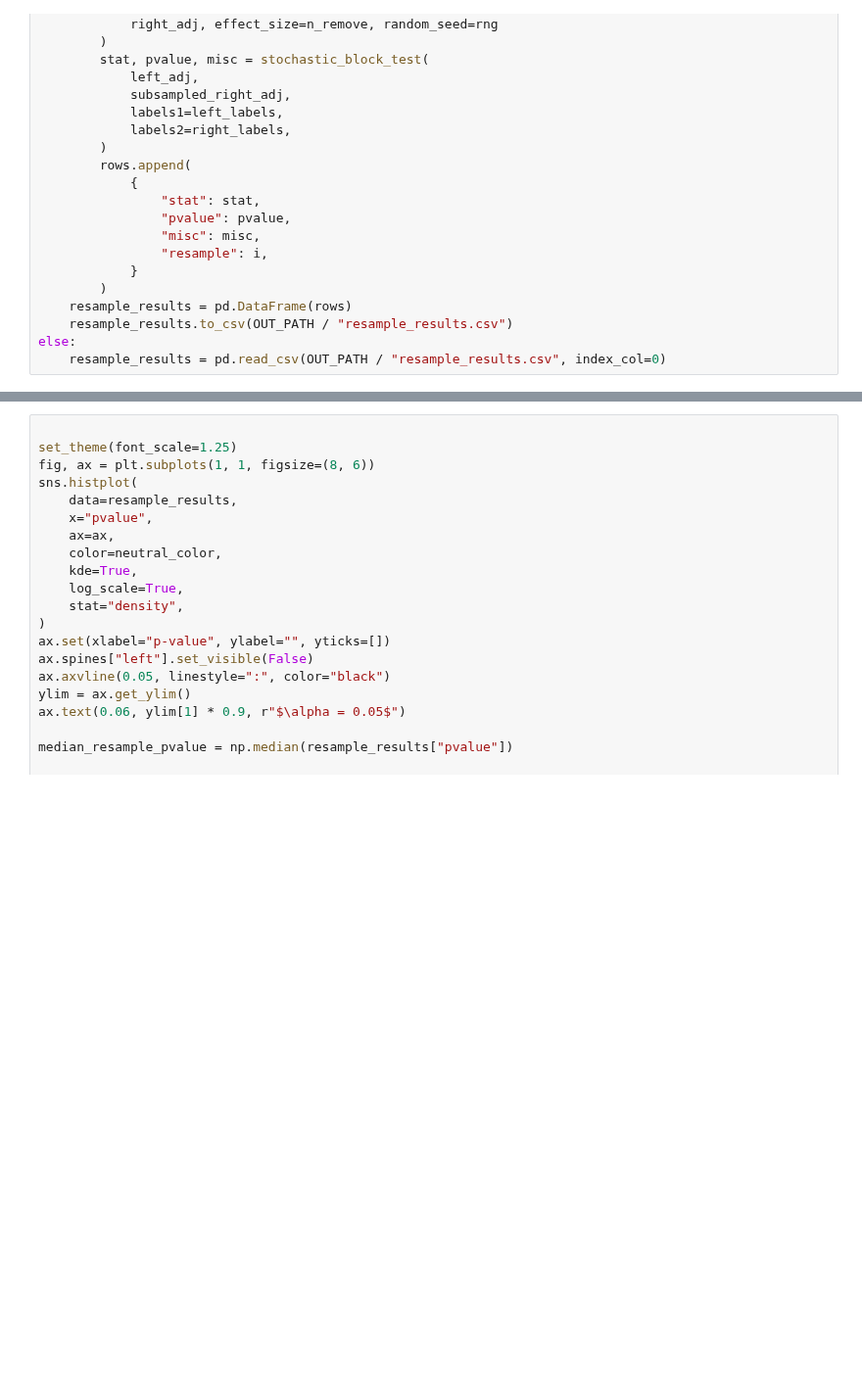
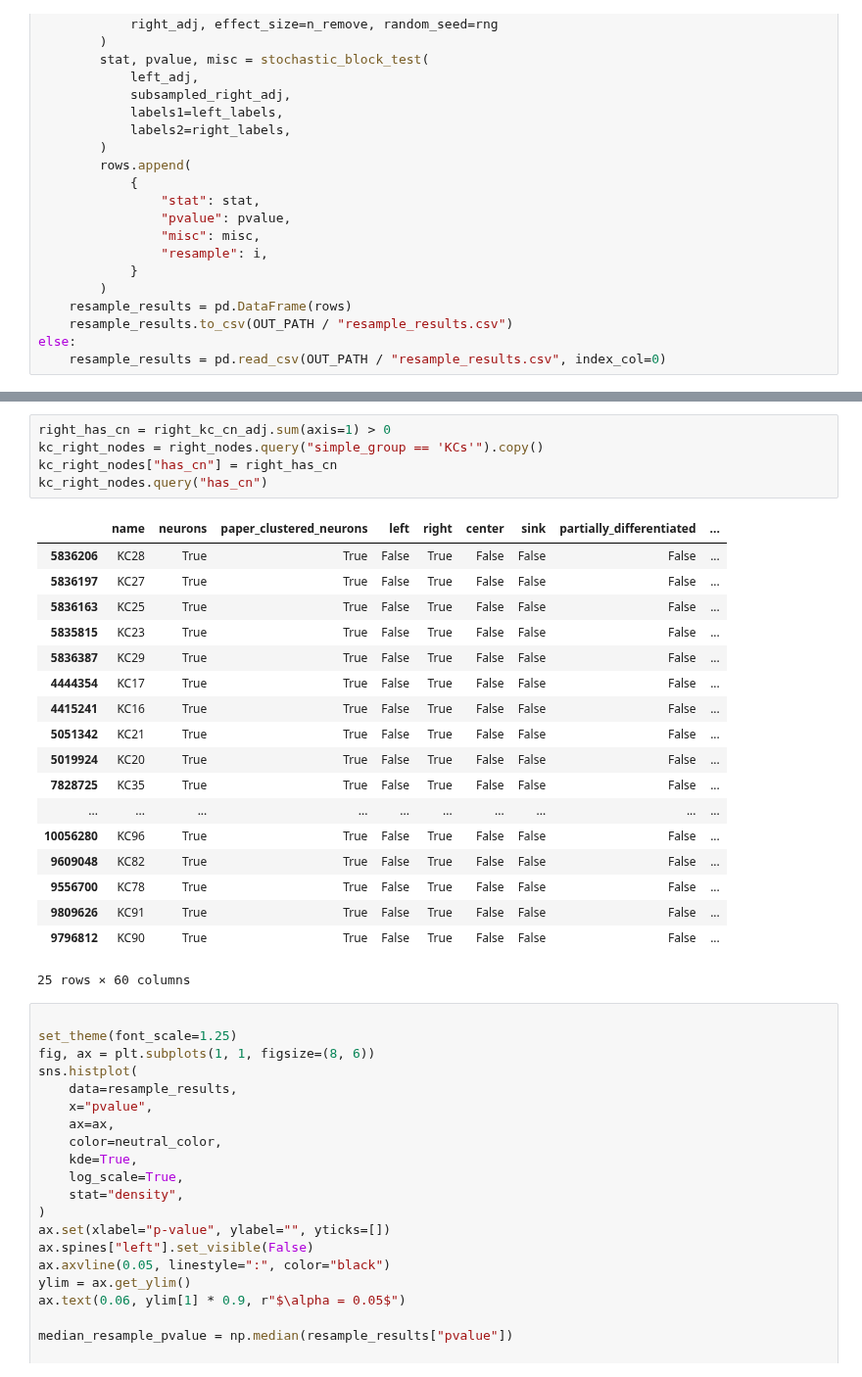
Before and after one commit to neurodata/bilateral-connectome, a Jupyter notebook: docs/adjusted_sbm_unmatched_test.ipynb, the cells around one changed output, grey strips where cells are left out. Shown at 98% size. Drawn from its saved outputs; the diff is of its cells as text; blank space fills up the shorter version.

```diff
--- a/docs/adjusted_sbm_unmatched_test.ipynb
+++ b/docs/adjusted_sbm_unmatched_test.ipynb
@@ -253,3 +311,27 @@ print(f"{pvalue:.2g}")
+# %%
+right_has_cn = right_kc_cn_adj.sum(axis=1) > 0
+kc_right_nodes = right_nodes.query("simple_group == 'KCs'").copy()
+kc_right_nodes["has_cn"] = right_has_cn
+kc_right_nodes.query("has_cn")
+# %% [output]
+|  | name | neurons | paper_clustered_neurons | left | right | center | sink | partially_differentiated | ... |
+| 5836206 | KC28 | True | True | False | True | False | False | False | ... |
+| 5836197 | KC27 | True | True | False | True | False | False | False | ... |
+| 5836163 | KC25 | True | True | False | True | False | False | False | ... |
+| 5835815 | KC23 | True | True | False | True | False | False | False | ... |
+| 5836387 | KC29 | True | True | False | True | False | False | False | ... |
+| 4444354 | KC17 | True | True | False | True | False | False | False | ... |
+| 4415241 | KC16 | True | True | False | True | False | False | False | ... |
+| 5051342 | KC21 | True | True | False | True | False | False | False | ... |
+| 5019924 | KC20 | True | True | False | True | False | False | False | ... |
+| 7828725 | KC35 | True | True | False | True | False | False | False | ... |
+| ... | ... | ... | ... | ... | ... | ... | ... | ... | ... |
+| 10056280 | KC96 | True | True | False | True | False | False | False | ... |
+| 9609048 | KC82 | True | True | False | True | False | False | False | ... |
+| 9556700 | KC78 | True | True | False | True | False | False | False | ... |
+| 9809626 | KC91 | True | True | False | True | False | False | False | ... |
+| 9796812 | KC90 | True | True | False | True | False | False | False | ... |
+25 rows × 60 columns
 # %%
 
 set_theme(font_scale=1.25)
```
Also changed, not shown: parts of 9 cells of this notebook, 11 other files.
